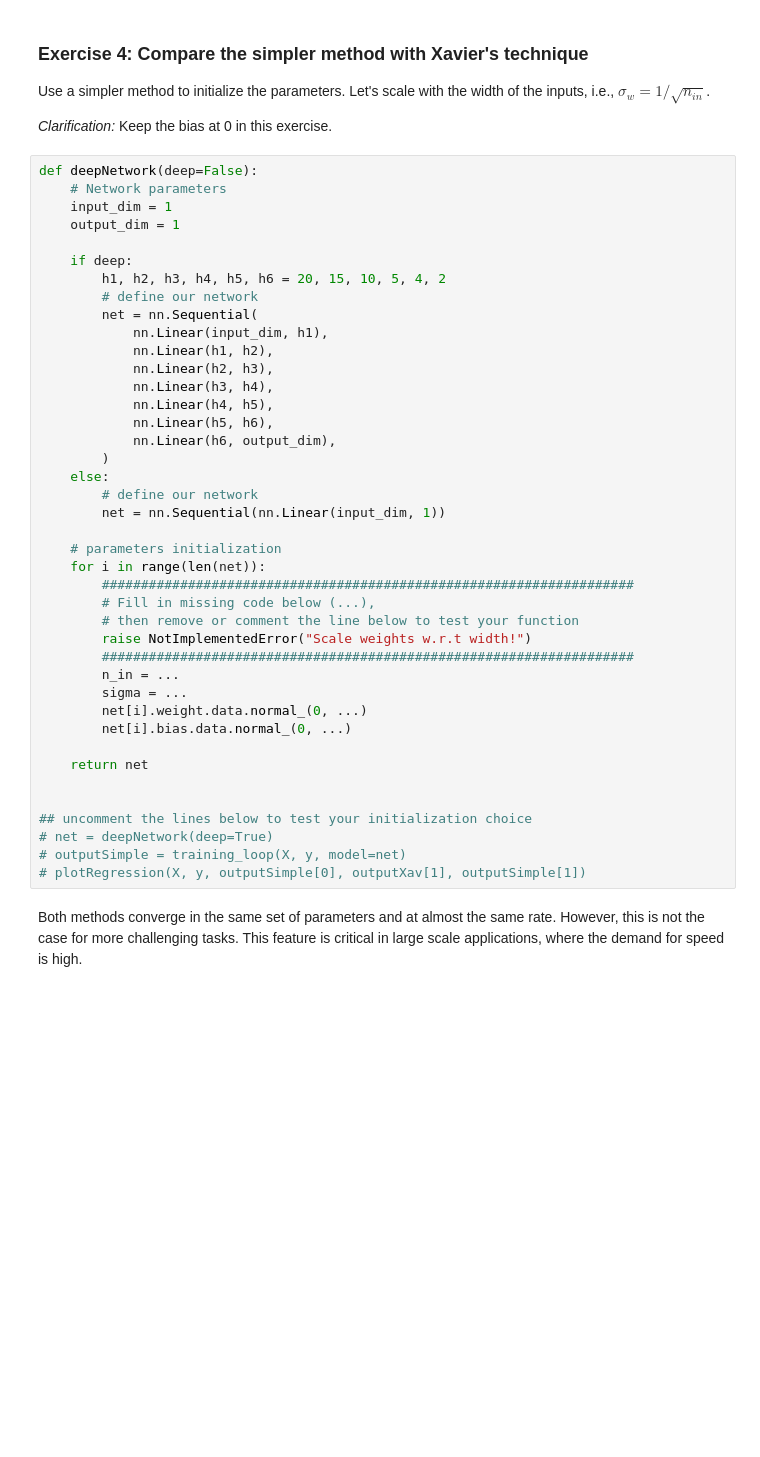
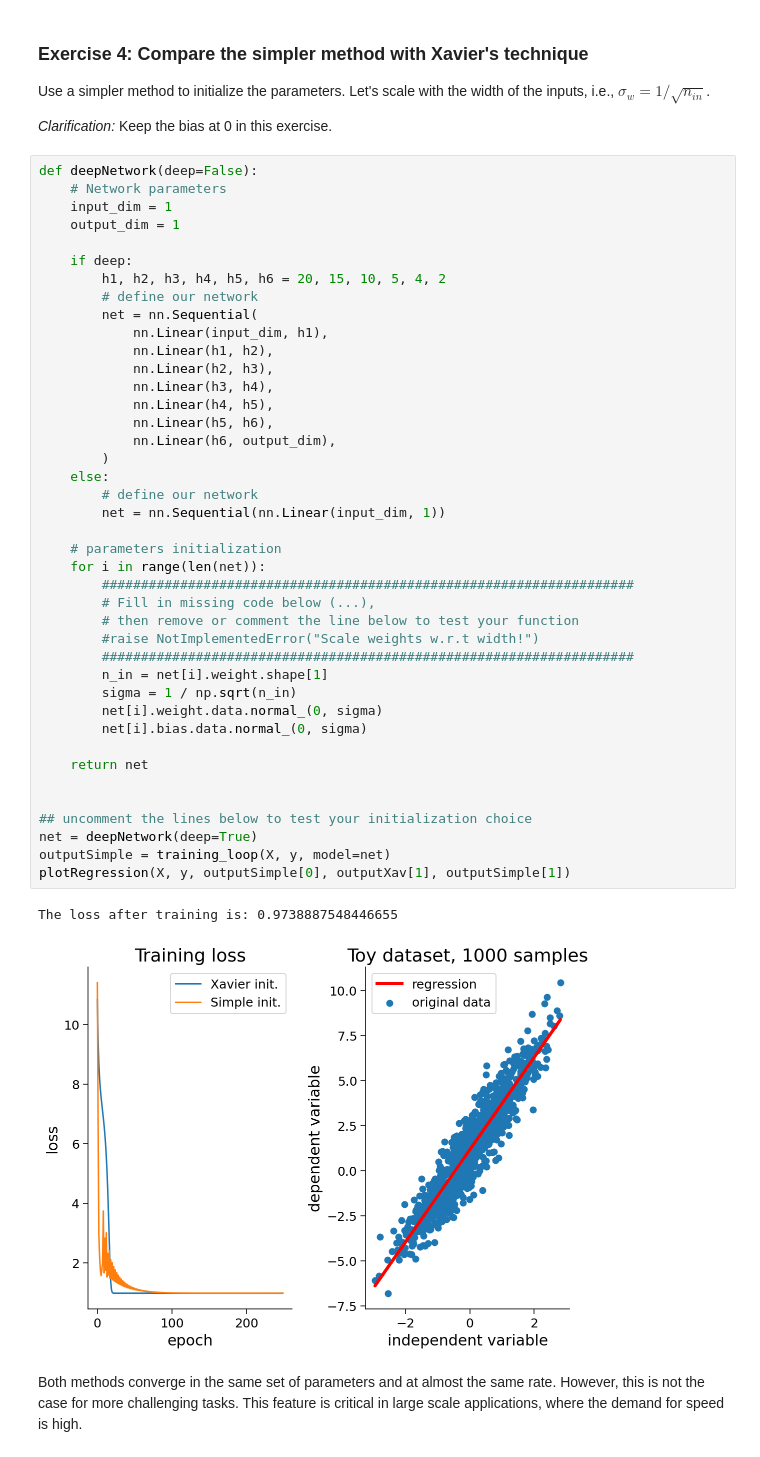
Before and after one commit to miltondp/k99_courses, a Jupyter notebook: cis_522/classes/01_24-week2/CIS_522_W2D2_Tutorial_–_Student_Version.ipynb, the cells around one changed output. Drawn from its saved outputs; the diff is of its cells as text; blank space fills up the shorter version.

```diff
--- a/cis_522/classes/01_24-week2/CIS_522_W2D2_Tutorial_–_Student_Version.ipynb
+++ b/cis_522/classes/01_24-week2/CIS_522_W2D2_Tutorial_–_Student_Version.ipynb
@@ -988,41 +998,44 @@ def deepNetwork(deep=False):
     input_dim = 1
     output_dim = 1
 
     if deep:
         h1, h2, h3, h4, h5, h6 = 20, 15, 10, 5, 4, 2
         # define our network
         net = nn.Sequential(
             nn.Linear(input_dim, h1),
             nn.Linear(h1, h2),
             nn.Linear(h2, h3),
             nn.Linear(h3, h4),
             nn.Linear(h4, h5),
             nn.Linear(h5, h6),
             nn.Linear(h6, output_dim),
         )
     else:
         # define our network
         net = nn.Sequential(nn.Linear(input_dim, 1))
 
     # parameters initialization
     for i in range(len(net)):
         ####################################################################
         # Fill in missing code below (...),
         # then remove or comment the line below to test your function
-        raise NotImplementedError("Scale weights w.r.t width!")
+        #raise NotImplementedError("Scale weights w.r.t width!")
         ####################################################################
-        n_in = ...
-        sigma = ...
-        net[i].weight.data.normal_(0, ...)
-        net[i].bias.data.normal_(0, ...)
+        n_in = net[i].weight.shape[1]
+        sigma = 1 / np.sqrt(n_in)
+        net[i].weight.data.normal_(0, sigma)
+        net[i].bias.data.normal_(0, sigma)
 
     return net
 
 
 ## uncomment the lines below to test your initialization choice
-# net = deepNetwork(deep=True)
-# outputSimple = training_loop(X, y, model=net)
-# plotRegression(X, y, outputSimple[0], outputXav[1], outputSimple[1])
+net = deepNetwork(deep=True)
+outputSimple = training_loop(X, y, model=net)
+plotRegression(X, y, outputSimple[0], outputXav[1], outputSimple[1])
+# %% [output]
+The loss after training is: 0.9738887548446655
+[figure, added]
 # %% [markdown]
 Both methods converge in the same set of parameters and at almost the same rate. However, this is not the case for more challenging tasks. This feature is critical in large scale applications, where the demand for speed is high.
 # %% [markdown]
```
Also changed, not shown: parts of 3 cells of this notebook.
